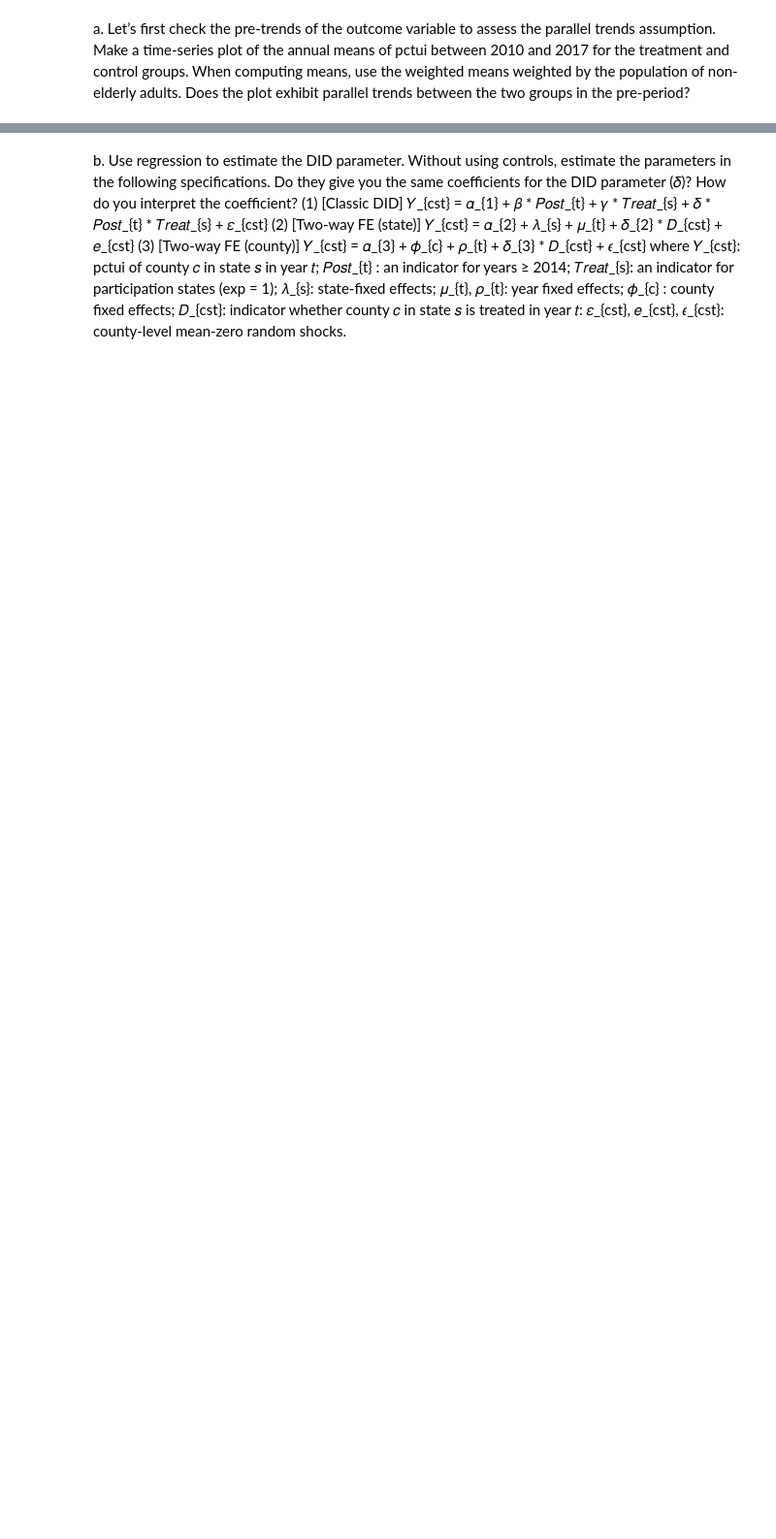
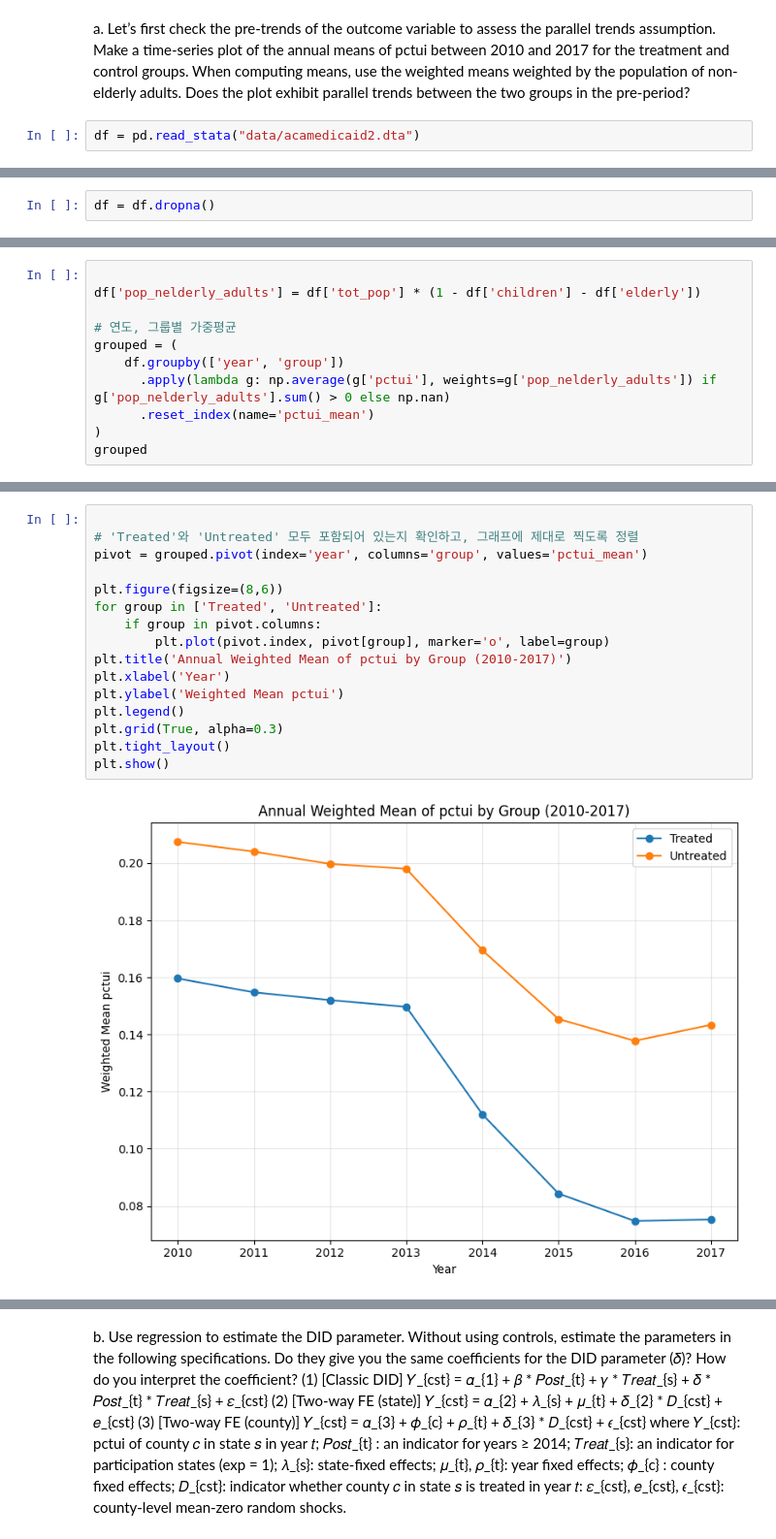
Before and after one commit to antaechan/econometrics, a Jupyter notebook: hw34.ipynb, the cells around one changed output, grey strips where cells are left out. Shown: that part at 97% size. Saved outputs shown, nothing was run; the diff lists cells and outputs as text; blank space fills up the shorter version.

```diff
--- a/hw34.ipynb
+++ b/hw34.ipynb
@@ -409,3 +714,5 @@ assumption. Make a time-series plot of the annual means of pctui between 2010 an
 the treatment and control groups. When computing means, use the weighted means weighted
 by the population of non-elderly adults. Does the plot exhibit parallel trends between the two
 groups in the pre-period?
+# %%
+df = pd.read_stata("data/acamedicaid2.dta")
@@ -411,0 +751,2 @@ groups in the pre-period?
+# %%
+df = df.dropna()
@@ -411,0 +837,11 @@ groups in the pre-period?
+# %%
+
+df['pop_nelderly_adults'] = df['tot_pop'] * (1 - df['children'] - df['elderly'])
+
+# 연도, 그룹별 가중평균
+grouped = (
+    df.groupby(['year', 'group'])
+      .apply(lambda g: np.average(g['pctui'], weights=g['pop_nelderly_adults']) if g['pop_nelderly_adults'].sum() > 0 else np.nan)
+      .reset_index(name='pctui_mean')
+)
+grouped
@@ -411,0 +866,18 @@ groups in the pre-period?
+# %%
+
+# 'Treated'와 'Untreated' 모두 포함되어 있는지 확인하고, 그래프에 제대로 찍도록 정렬
+pivot = grouped.pivot(index='year', columns='group', values='pctui_mean')
+
+plt.figure(figsize=(8,6))
+for group in ['Treated', 'Untreated']:
+    if group in pivot.columns:
+        plt.plot(pivot.index, pivot[group], marker='o', label=group)
+plt.title('Annual Weighted Mean of pctui by Group (2010-2017)')
+plt.xlabel('Year')
+plt.ylabel('Weighted Mean pctui')
+plt.legend()
+plt.grid(True, alpha=0.3)
+plt.tight_layout()
+plt.show()
+# %% [output]
+[figure, added]
```
Also changed, not shown: parts of 46 cells of this notebook.
